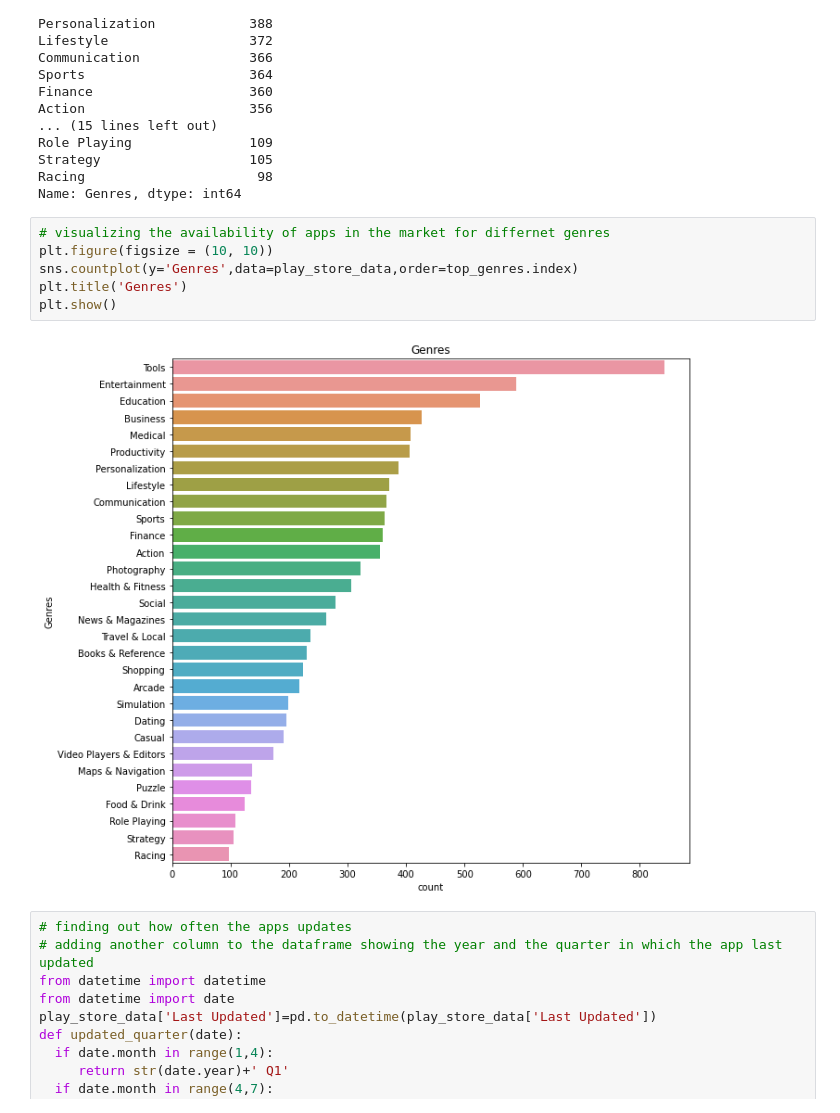
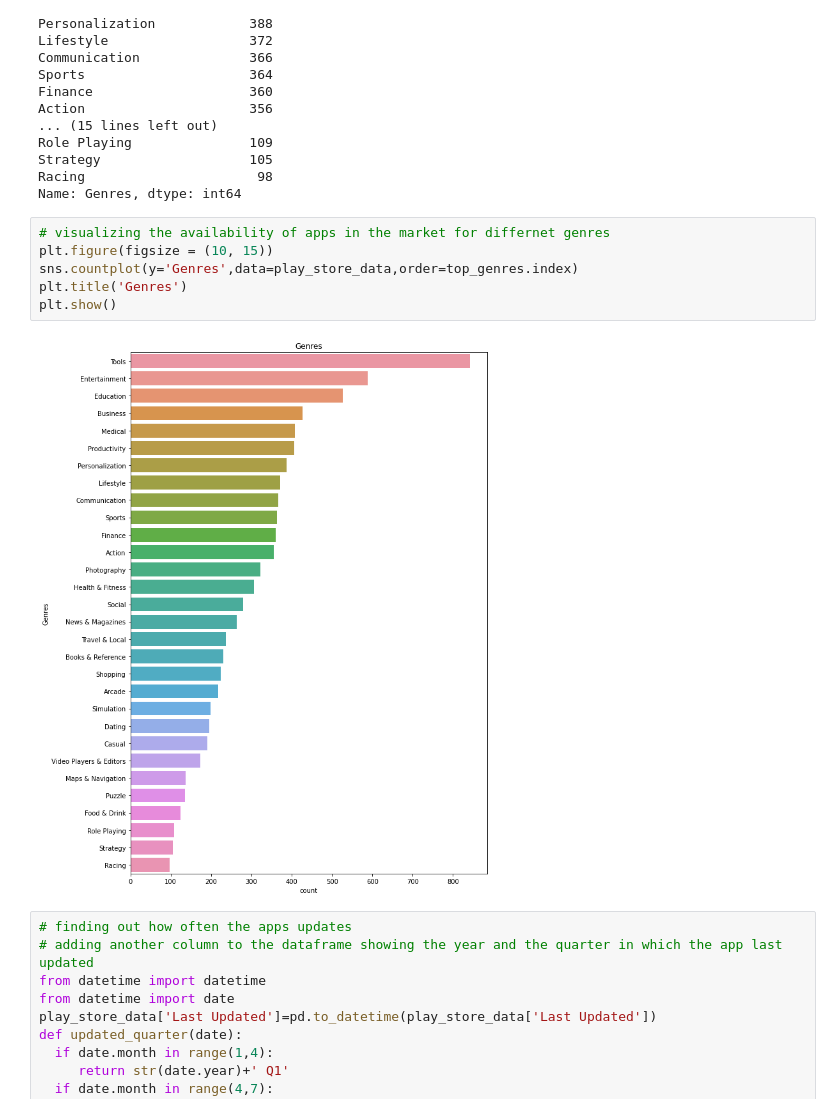
Before and after one commit to SREENIVASAN-KV/play_store_app_review, a Jupyter notebook: Play_Store_App_Review_Analysis_Capstone_Project.ipynb, the cells around one changed output. Cells and saved outputs as stored; diff of their text form.

```diff
--- a/Play_Store_App_Review_Analysis_Capstone_Project.ipynb
+++ b/Play_Store_App_Review_Analysis_Capstone_Project.ipynb
@@ -161,12 +161,12 @@ Racing                      98
 Name: Genres, dtype: int64
 # %%
 # visualizing the availability of apps in the market for differnet genres
-plt.figure(figsize = (10, 10))
+plt.figure(figsize = (10, 15))
 sns.countplot(y='Genres',data=play_store_data,order=top_genres.index)
 plt.title('Genres')
 plt.show()
 # %% [output]
-[figure, old version]
+[figure, new version]
 # %%
 # finding out how often the apps updates
 # adding another column to the dataframe showing the year and the quarter in which the app last updated
```
Also changed, not shown: parts of 4 cells of this notebook.
